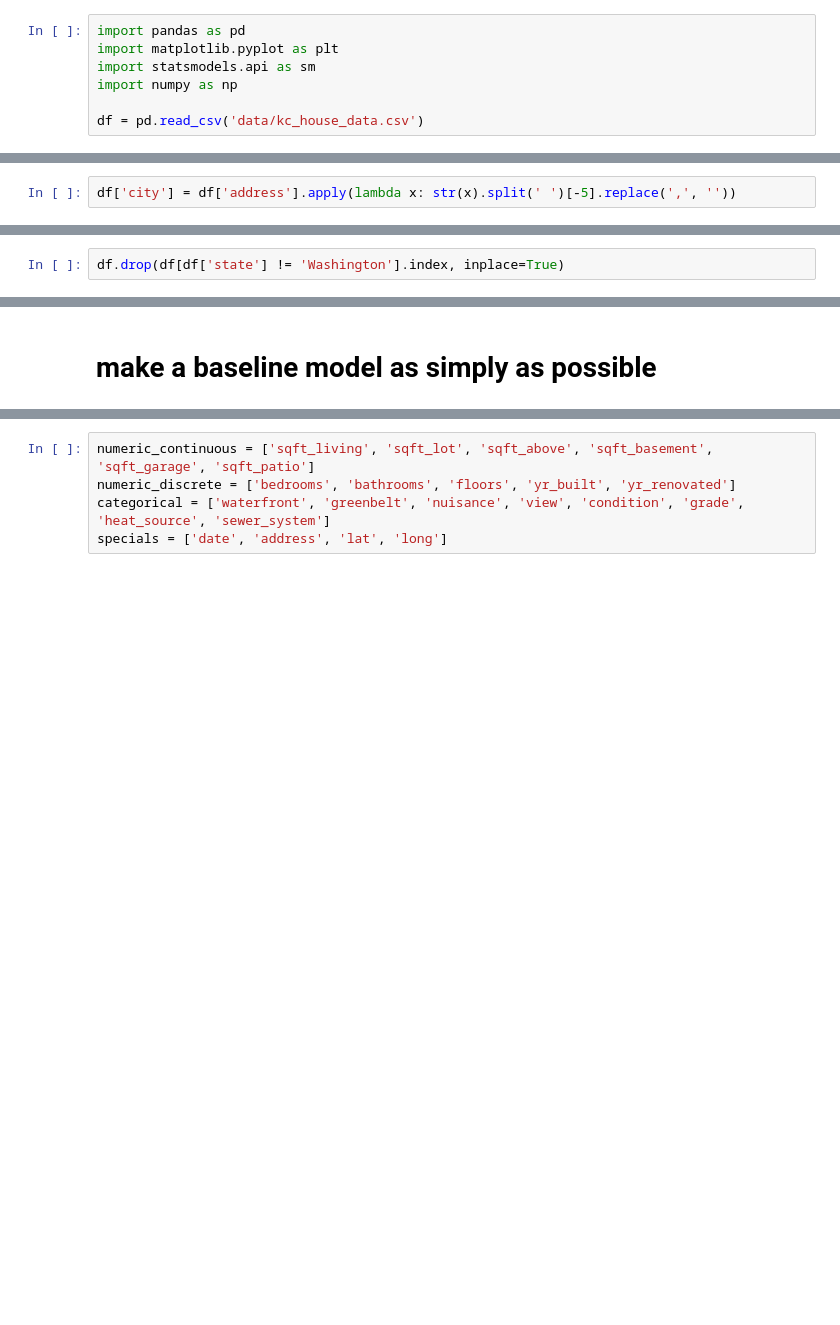
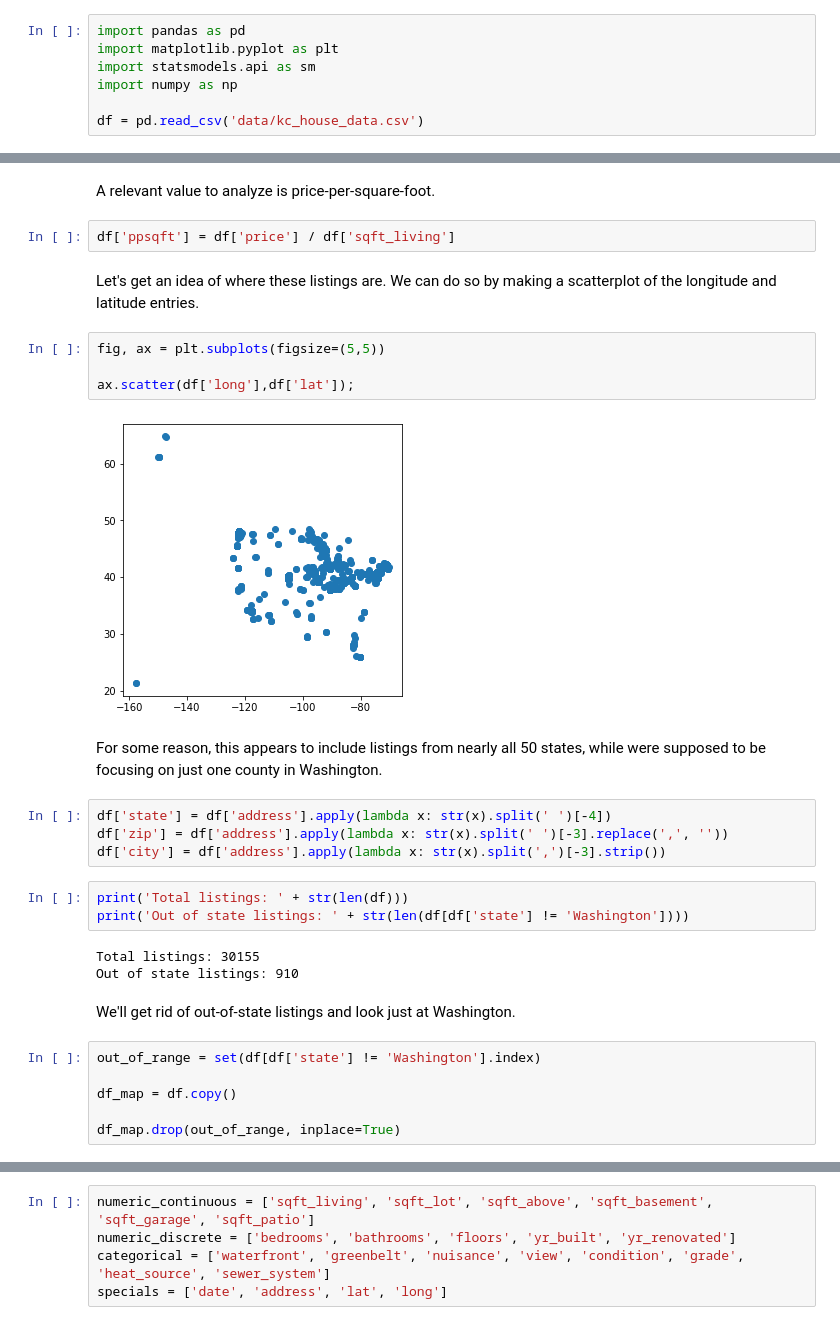
Before and after one commit to aarongalbraith/flatiron-phase2-project, a Jupyter notebook: baseline.ipynb, the cells around one changed output, grey strips where cells are left out. Saved outputs shown, nothing was run; the diff lists cells and outputs as text; blank space fills up the shorter version.

```diff
--- a/baseline.ipynb
+++ b/baseline.ipynb
@@ -10,2 +11,0 @@ df = pd.read_csv('data/kc_house_data.csv')
-# %%
-df['city'] = df['address'].apply(lambda x: str(x).split(' ')[-5].replace(',', ''))
@@ -16,4 +12,2 @@ df['zip'] = df['address'].apply(lambda x: str(x).split(' ')[-3].replace(',', '')
-# %%
-df.drop(df[df['state'] != 'Washington'].index, inplace=True)
 # %%
 df.columns
@@ -20,2 +21,32 @@ df.columns
-# %% [markdown]
-# make a baseline model as simply as possible
+# %% [markdown]
+A relevant value to analyze is price-per-square-foot.
+# %%
+df['ppsqft'] = df['price'] / df['sqft_living']
+# %% [markdown]
+Let's get an idea of where these listings are. We can do so by making a scatterplot of the longitude and latitude entries.
+# %%
+fig, ax = plt.subplots(figsize=(5,5))
+
+ax.scatter(df['long'],df['lat']);
+# %% [output]
+[figure, added]
+# %% [markdown]
+For some reason, this appears to include listings from nearly all 50 states, while were supposed to be focusing on just one county in Washington.
+# %%
+df['state'] = df['address'].apply(lambda x: str(x).split(' ')[-4])
+df['zip'] = df['address'].apply(lambda x: str(x).split(' ')[-3].replace(',', ''))
+df['city'] = df['address'].apply(lambda x: str(x).split(',')[-3].strip())
+# %%
+print('Total listings: ' + str(len(df)))
+print('Out of state listings: ' + str(len(df[df['state'] != 'Washington'])))
+# %% [output]
+Total listings: 30155
+Out of state listings: 910
+# %% [markdown]
+We'll get rid of out-of-state listings and look just at Washington.
+# %%
+out_of_range = set(df[df['state'] != 'Washington'].index)
+
+df_map = df.copy()
+
+df_map.drop(out_of_range, inplace=True)
```
Also changed, not shown: parts of 95 cells of this notebook.
